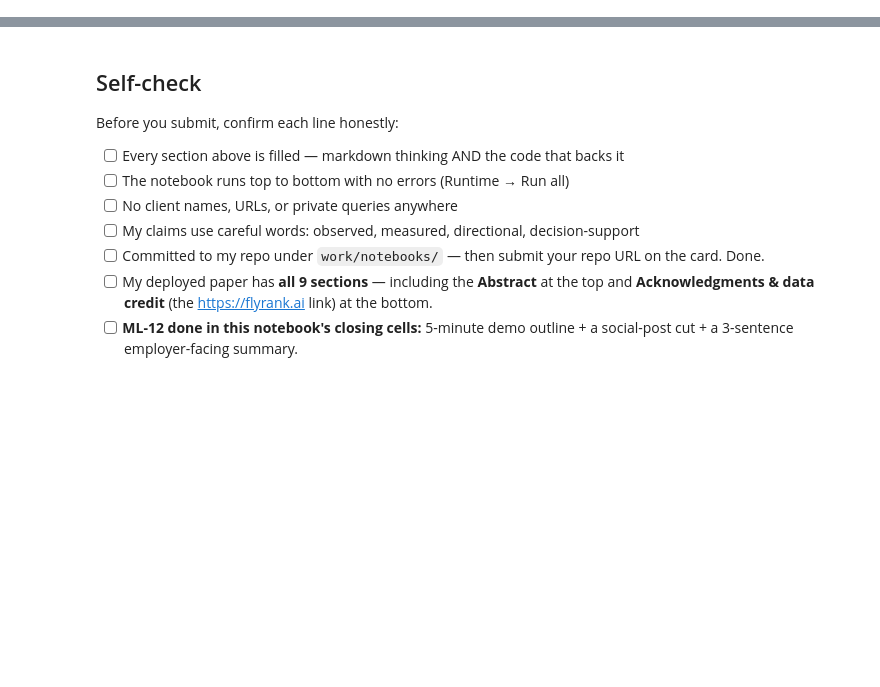
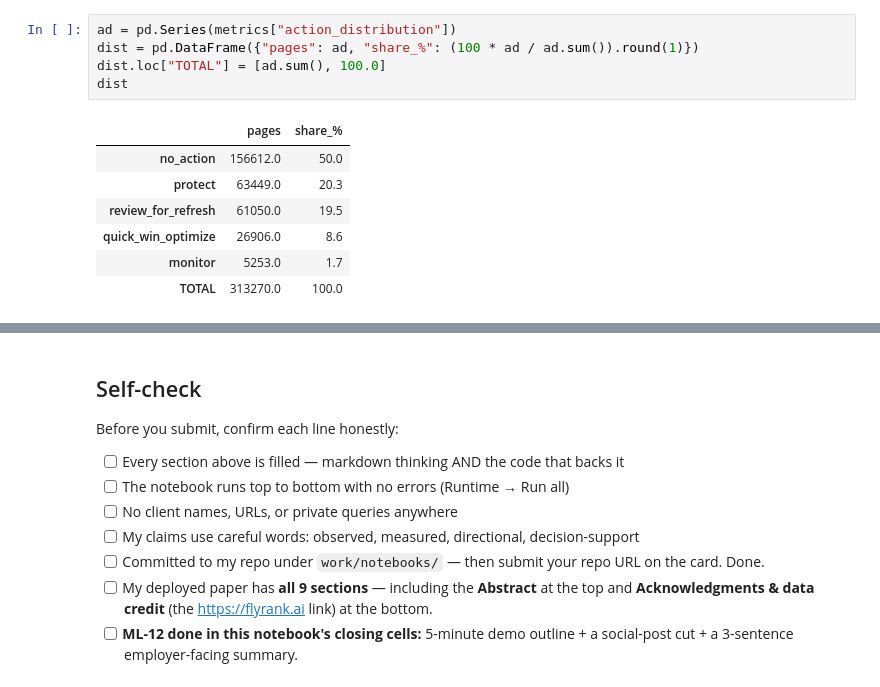
Before and after one commit to mohamedkhaled600/flyrank-internship-ml, a Jupyter notebook: work/notebooks/capstone.ipynb, the cells around one changed output, grey strips where cells are left out. Drawn from its saved outputs; the diff is of its cells as text; blank space fills up the shorter version.

```diff
--- a/work/notebooks/capstone.ipynb
+++ b/work/notebooks/capstone.ipynb
@@ -36,0 +214,13 @@ This skeleton is yours to fill. Work the sections **in order** — each one has
+# %%
+ad = pd.Series(metrics["action_distribution"])
+dist = pd.DataFrame({"pages": ad, "share_%": (100 * ad / ad.sum()).round(1)})
+dist.loc["TOTAL"] = [ad.sum(), 100.0]
+dist
+# %% [output]
+|  | pages | share_% |
+| no_action | 156612.0 | 50.0 |
+| protect | 63449.0 | 20.3 |
+| review_for_refresh | 61050.0 | 19.5 |
+| quick_win_optimize | 26906.0 | 8.6 |
+| monitor | 5253.0 | 1.7 |
+| TOTAL | 313270.0 | 100.0 |
```
Also changed, not shown: parts of 22 cells of this notebook, 1 other file.
